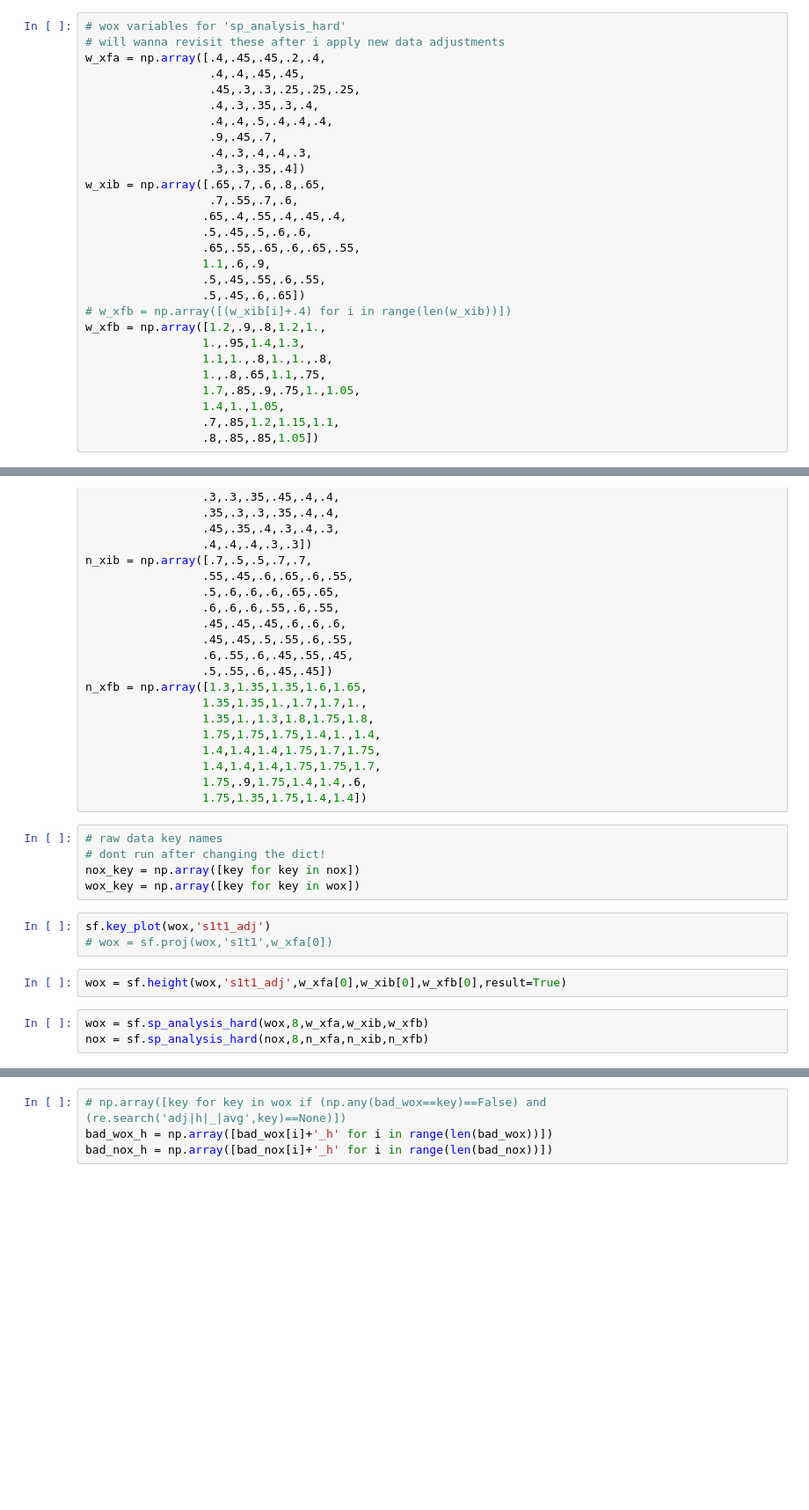
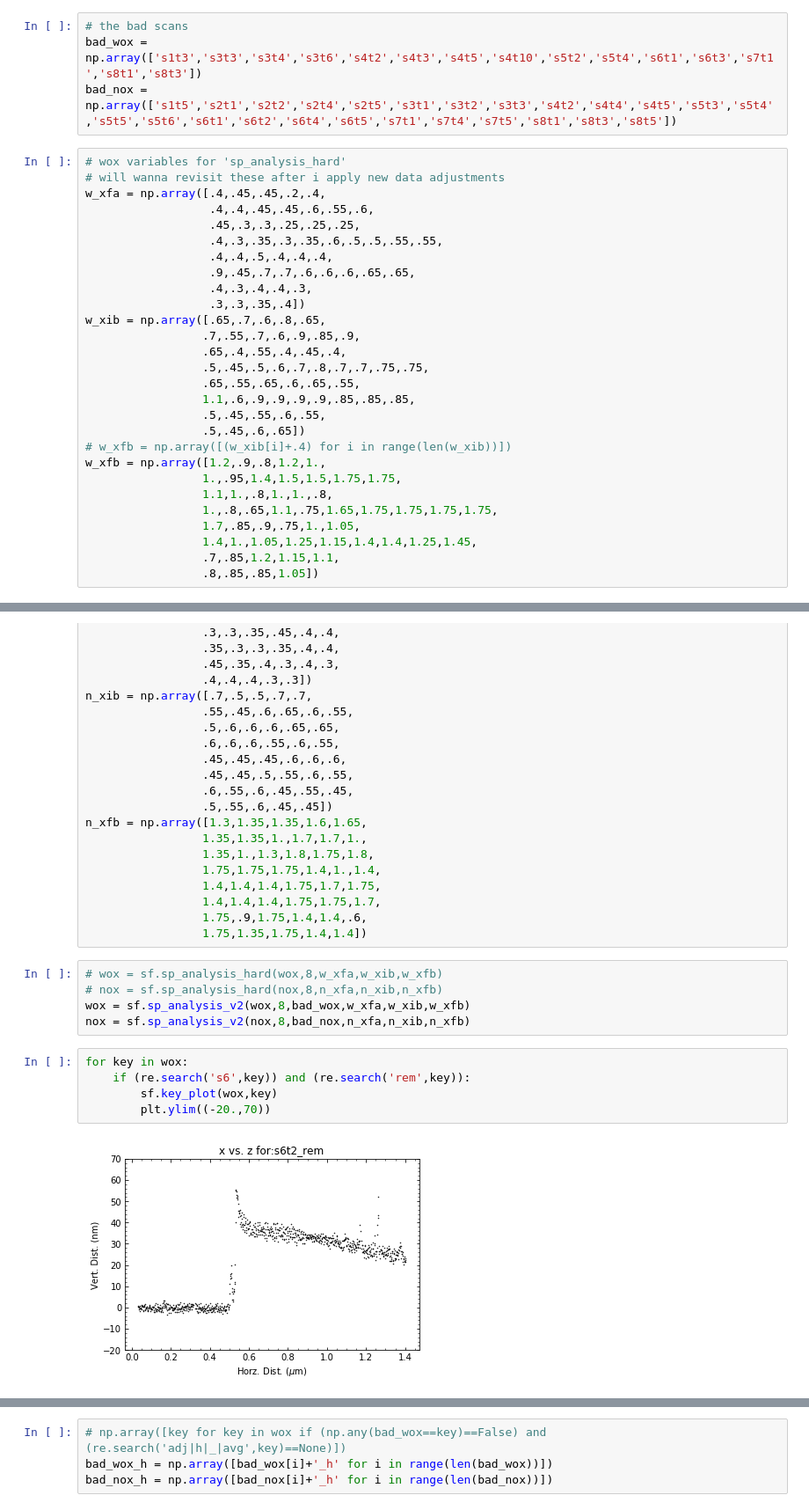
Before and after one commit to adam-fisher37/SP_analysis, a Jupyter notebook: sp_test.ipynb, the cells around one changed output, grey strips where cells are left out. Shown at 88% size. Cells and saved outputs as stored; diff of their text form; blank space fills up the shorter version.

Commit message:
added new scan files, made more plots, reformatted analysis functions and added removal via chauvenets criterion

```diff
--- a/sp_test.ipynb
+++ b/sp_test.ipynb
@@ -28,32 +28,36 @@ nox = sf.scan_dict(nox,'./al2o3_no-O2_testing_12-19-19/')
 # make sure all data is in mircometers
 wox = sf.make_x_micro(wox)
 nox = sf.make_x_micro(nox)
+# %%
+# the bad scans
+bad_wox = np.array(['s1t3','s3t3','s3t4','s3t6','s4t2','s4t3','s4t5','s4t10','s5t2','s5t4','s6t1','s6t3','s7t1','s8t1','s8t3'])
+bad_nox = np.array(['s1t5','s2t1','s2t2','s2t4','s2t5','s3t1','s3t2','s3t3','s4t2','s4t4','s4t5','s5t3','s5t4','s5t5','s5t6','s6t1','s6t2','s6t4','s6t5','s7t1','s7t4','s7t5','s8t1','s8t3','s8t5'])
 # %%
 # wox variables for 'sp_analysis_hard'
 # will wanna revisit these after i apply new data adjustments
 w_xfa = np.array([.4,.45,.45,.2,.4,
-                  .4,.4,.45,.45,
+                  .4,.4,.45,.45,.6,.55,.6,
                   .45,.3,.3,.25,.25,.25,
-                  .4,.3,.35,.3,.4,
+                  .4,.3,.35,.3,.35,.6,.5,.5,.55,.55,
                   .4,.4,.5,.4,.4,.4,
-                  .9,.45,.7,
+                  .9,.45,.7,.7,.6,.6,.6,.65,.65,
                   .4,.3,.4,.4,.3,
                   .3,.3,.35,.4])
 w_xib = np.array([.65,.7,.6,.8,.65,
-                  .7,.55,.7,.6,
+                 .7,.55,.7,.6,.9,.85,.9,
                  .65,.4,.55,.4,.45,.4,
-                 .5,.45,.5,.6,.6,
+                 .5,.45,.5,.6,.7,.8,.7,.7,.75,.75,
                  .65,.55,.65,.6,.65,.55,
-                 1.1,.6,.9,
+                 1.1,.6,.9,.9,.9,.9,.85,.85,.85,
                  .5,.45,.55,.6,.55,
                  .5,.45,.6,.65])
 # w_xfb = np.array([(w_xib[i]+.4) for i in range(len(w_xib))])
 w_xfb = np.array([1.2,.9,.8,1.2,1.,
-                 1.,.95,1.4,1.3,
+                 1.,.95,1.4,1.5,1.5,1.75,1.75,
                  1.1,1.,.8,1.,1.,.8,
-                 1.,.8,.65,1.1,.75,
+                 1.,.8,.65,1.1,.75,1.65,1.75,1.75,1.75,1.75,
                  1.7,.85,.9,.75,1.,1.05,
-                 1.4,1.,1.05,
+                 1.4,1.,1.05,1.25,1.15,1.4,1.4,1.25,1.45,
                  .7,.85,1.2,1.15,1.1,
                  .8,.85,.85,1.05])
 # %%
@@ -85,16 +89,15 @@ n_xfb = np.array([1.3,1.35,1.35,1.6,1.65,
                  1.4,1.4,1.4,1.75,1.75,1.7,
                  1.75,.9,1.75,1.4,1.4,.6,
                  1.75,1.35,1.75,1.4,1.4])
-# %%
-# raw data key names
-# dont run after changing the dict!
-nox_key = np.array([key for key in nox])
-wox_key = np.array([key for key in wox])
-# %%
-sf.key_plot(wox,'s1t1_adj')
-# wox = sf.proj(wox,'s1t1',w_xfa[0])
-# %%
-wox = sf.height(wox,'s1t1_adj',w_xfa[0],w_xib[0],w_xfb[0],result=True)
 # %%
-wox = sf.sp_analysis_hard(wox,8,w_xfa,w_xib,w_xfb)
-nox = sf.sp_analysis_hard(nox,8,n_xfa,n_xib,n_xfb)
+# wox = sf.sp_analysis_hard(wox,8,w_xfa,w_xib,w_xfb)
+# nox = sf.sp_analysis_hard(nox,8,n_xfa,n_xib,n_xfb)
+wox = sf.sp_analysis_v2(wox,8,bad_wox,w_xfa,w_xib,w_xfb)
+nox = sf.sp_analysis_v2(nox,8,bad_nox,n_xfa,n_xib,n_xfb)
+# %%
+for key in wox:
+    if (re.search('s6',key)) and (re.search('rem',key)):
+        sf.key_plot(wox,key)
+        plt.ylim((-20.,70))
+# %% [output]
+[figure, added]
```
Also changed, not shown: parts of 23 cells of this notebook, 15 other files.
